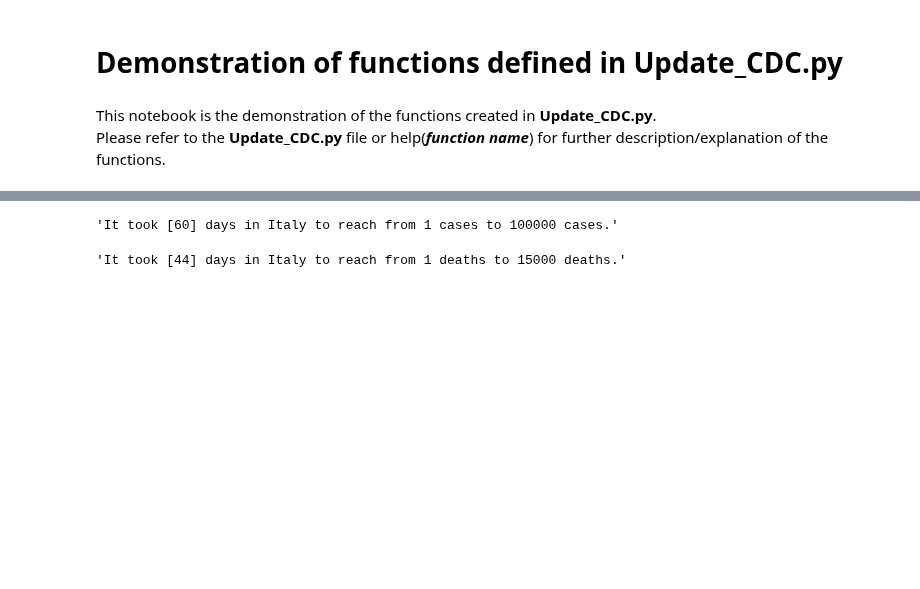
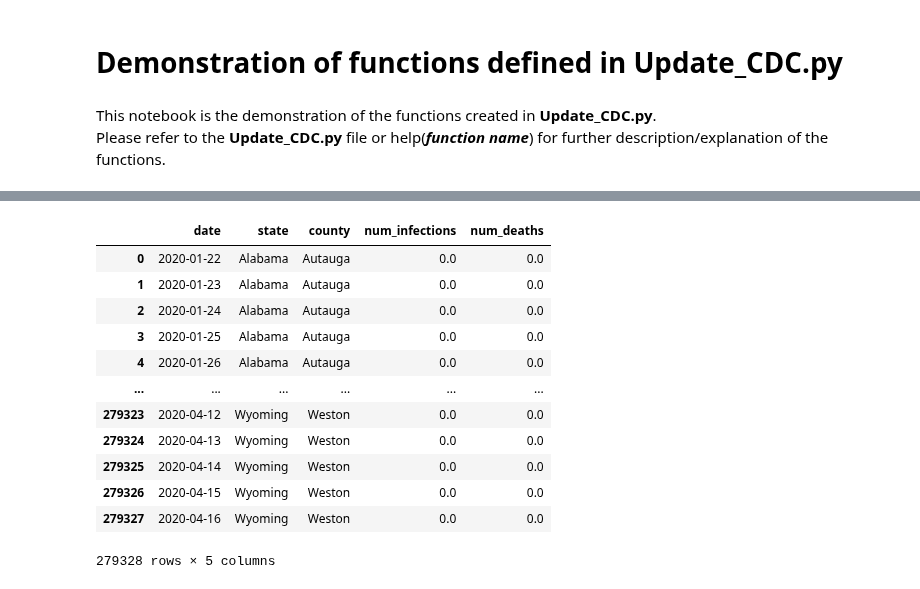
Before and after one commit to GRMDS/RMDS_Coronavirus_project, a Jupyter notebook: analytics/sam/Function Demonstration.ipynb, the cells around one changed output, grey strips where cells are left out. Saved outputs shown, nothing was run; the diff lists cells and outputs as text; code cells hidden in the pictures; blank space fills up the shorter version.

```diff
--- a/analytics/sam/Function Demonstration.ipynb
+++ b/analytics/sam/Function Demonstration.ipynb
@@ -104,16 +109,17 @@ Update_CDC.days_taken_death(death)
-# %%
-country = 'Italy'
-big_num = 100000
-small_num = 1
-
-Update_CDC.date_diff_infection(country, big_num, small_num)
-# %% [output]
-'It took [60] days in Italy to reach from 1 cases to 100000 cases.'
-# %%
-country = 'Italy'
-big_num = 15000
-small_num = 1
-
-Update_CDC.date_diff_death(country, big_num, small_num)
-# %% [output]
-'It took [44] days in Italy to reach from 1 deaths to 15000 deaths.'
+# %%
+US = Update_CDC.US_tracker_update()
+US
+# %% [output]
+|  | date | state | county | num_infections | num_deaths |
+| 0 | 2020-01-22 | Alabama | Autauga | 0.0 | 0.0 |
+| 1 | 2020-01-23 | Alabama | Autauga | 0.0 | 0.0 |
+| 2 | 2020-01-24 | Alabama | Autauga | 0.0 | 0.0 |
+| 3 | 2020-01-25 | Alabama | Autauga | 0.0 | 0.0 |
+| 4 | 2020-01-26 | Alabama | Autauga | 0.0 | 0.0 |
+| ... | ... | ... | ... | ... | ... |
+| 279323 | 2020-04-12 | Wyoming | Weston | 0.0 | 0.0 |
+| 279324 | 2020-04-13 | Wyoming | Weston | 0.0 | 0.0 |
+| 279325 | 2020-04-14 | Wyoming | Weston | 0.0 | 0.0 |
+| 279326 | 2020-04-15 | Wyoming | Weston | 0.0 | 0.0 |
+| 279327 | 2020-04-16 | Wyoming | Weston | 0.0 | 0.0 |
+279328 rows × 5 columns
```
Also changed, not shown: parts of 11 cells of this notebook, 3 other files.
